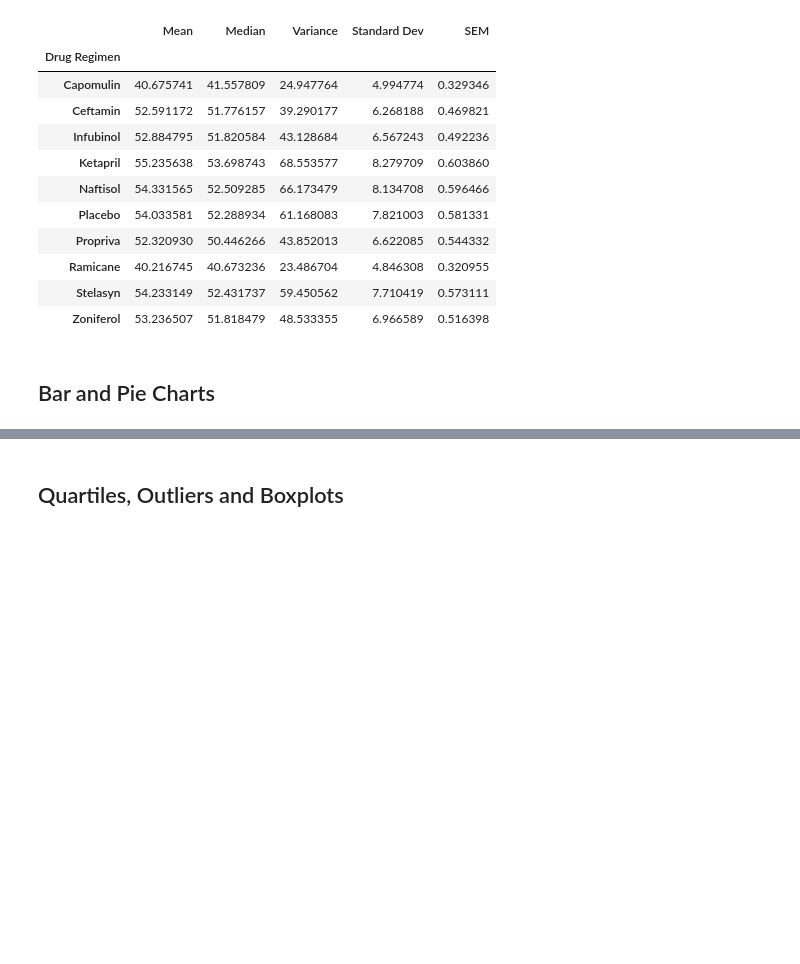
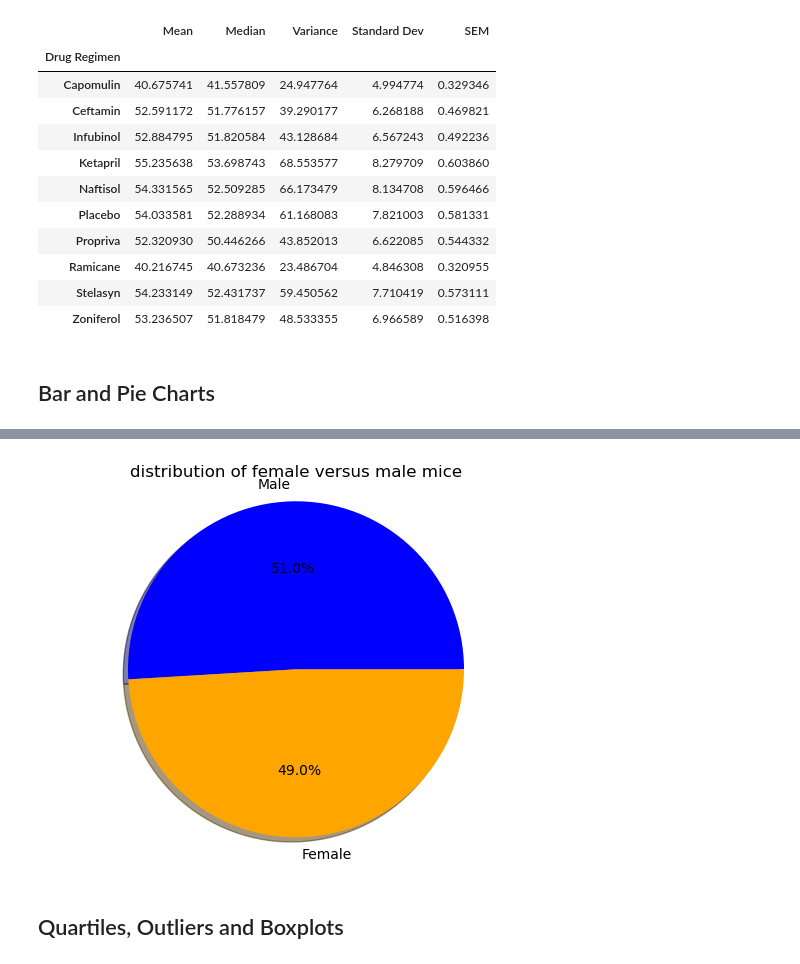
Before and after one commit to stephfer17/challeneg5, a Jupyter notebook: pymaceuticals_starter.ipynb, the cells around one changed output, grey strips where cells are left out. Cells and saved outputs as stored; diff of their text form; code cells hidden in the pictures; blank space fills up the shorter version.

```diff
--- a/pymaceuticals_starter.ipynb
+++ b/pymaceuticals_starter.ipynb
@@ -148,3 +168,16 @@ sing_sum
+# %%
+# Generate a pie plot showing the distribution of female versus male mice using pyplot
+Sex = clean_combines["Sex"].value_counts()
+Gender = ["Male","Female"]
+color = ["blue","Orange"]
+explode = 0,0
+plt.title("distribution of female versus male mice")
+plt.pie(Sex, explode=explode, labels=Gender, colors=color,
+        autopct="%1.1f%%", shadow=True, startangle=0)
+plt.axis("equal")
+plt.show()
+# %% [output]
+[figure, added]
 # %% [markdown]
 ## Quartiles, Outliers and Boxplots
 # %%
```
Also changed, not shown: parts of 5 cells of this notebook.
